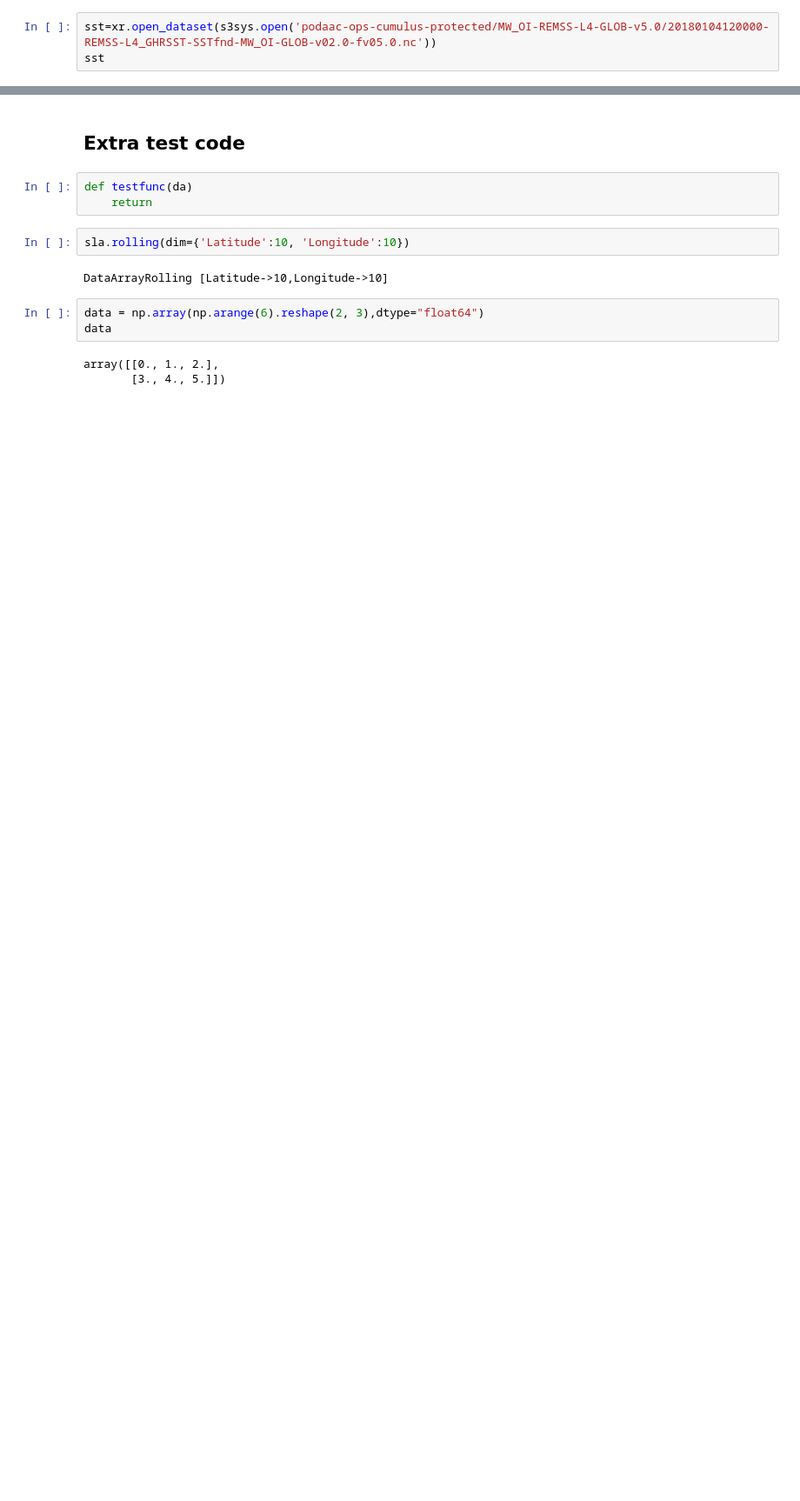
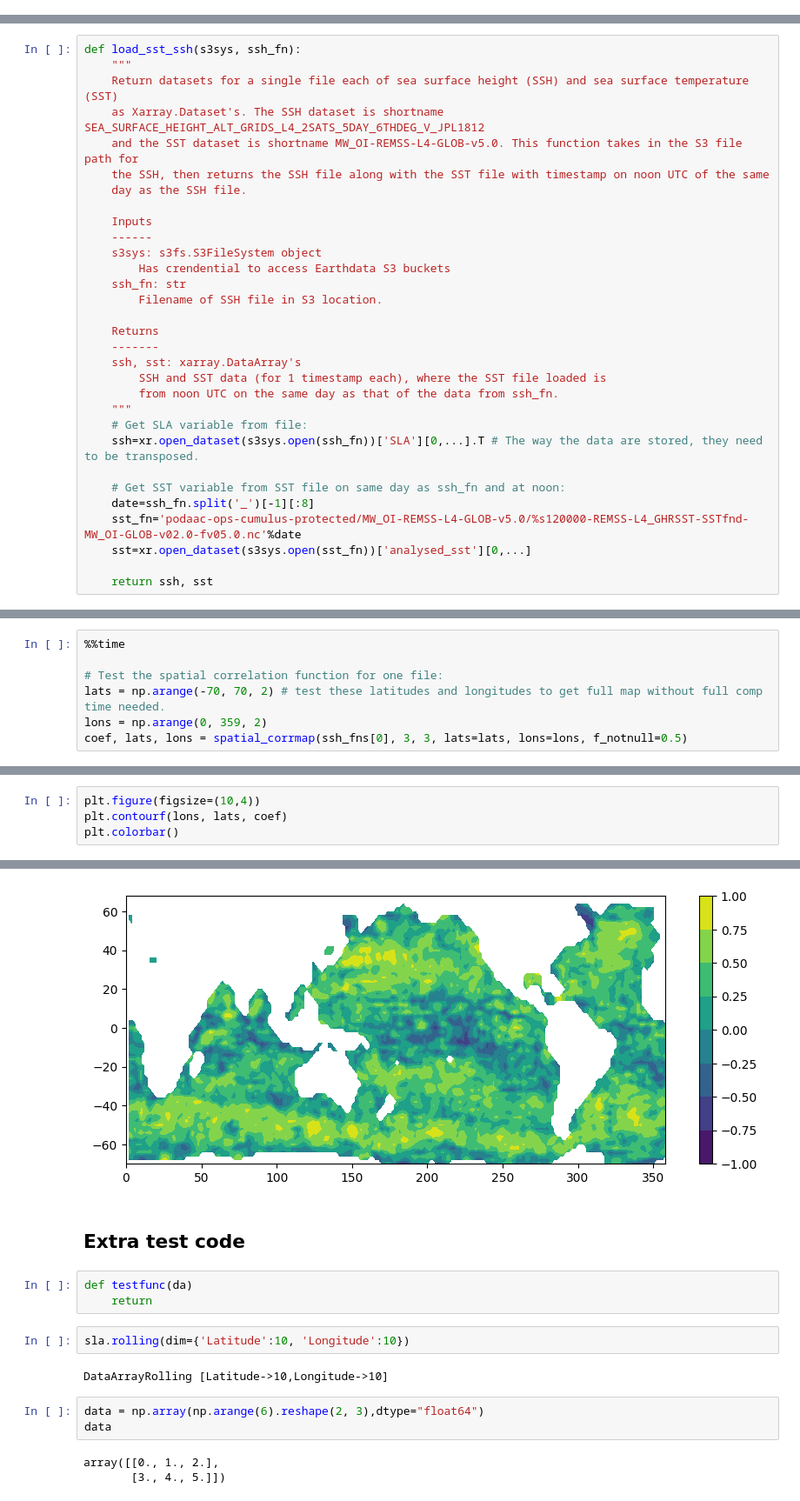
Before and after one commit to DeanHenze/Dask-with-cloud, a Jupyter notebook: examples/ssh_sst_correlation_dean.ipynb, the cells around one changed output, grey strips where cells are left out. Shown at 87% size. Saved outputs shown, nothing was run; the diff lists cells and outputs as text; blank space fills up the shorter version.

Commit message:
Cleaned up code. Added new inputs for corrmap fxn

```diff
--- a/examples/ssh_sst_correlation_dean.ipynb
+++ b/examples/ssh_sst_correlation_dean.ipynb
@@ -115,3 +0,0 @@ There are 31 SST files.
-# %%
-sst=xr.open_dataset(s3sys.open('podaac-ops-cumulus-protected/MW_OI-REMSS-L4-GLOB-v5.0/20180104120000-REMSS-L4_GHRSST-SSTfnd-MW_OI-GLOB-v02.0-fv05.0.nc'))
-sst
@@ -721,0 +57,31 @@ plt.plot(coef)
+# %%
+def load_sst_ssh(s3sys, ssh_fn):
+    """
+    Return datasets for a single file each of sea surface height (SSH) and sea surface temperature (SST)
+    as Xarray.Dataset's. The SSH dataset is shortname SEA_SURFACE_HEIGHT_ALT_GRIDS_L4_2SATS_5DAY_6THDEG_V_JPL1812
+    and the SST dataset is shortname MW_OI-REMSS-L4-GLOB-v5.0. This function takes in the S3 file path for
+    the SSH, then returns the SSH file along with the SST file with timestamp on noon UTC of the same
+    day as the SSH file.
+
+    Inputs
+    ------
+    s3sys: s3fs.S3FileSystem object
+        Has crendential to access Earthdata S3 buckets
+    ssh_fn: str
+        Filename of SSH file in S3 location.
+
+    Returns
+    -------
+    ssh, sst: xarray.DataArray's
+        SSH and SST data (for 1 timestamp each), where the SST file loaded is
+        from noon UTC on the same day as that of the data from ssh_fn.
+    """
+    # Get SLA variable from file:
+    ssh=xr.open_dataset(s3sys.open(ssh_fn))['SLA'][0,...].T # The way the data are stored, they need to be transposed.
+
+    # Get SST variable from SST file on same day as ssh_fn and at noon:
+    date=ssh_fn.split('_')[-1][:8]
+    sst_fn='podaac-ops-cumulus-protected/MW_OI-REMSS-L4-GLOB-v5.0/%s120000-REMSS-L4_GHRSST-SSTfnd-MW_OI-GLOB-v02.0-fv05.0.nc'%date
+    sst=xr.open_dataset(s3sys.open(sst_fn))['analysed_sst'][0,...]
+
+    return ssh, sst
@@ -721,0 +304,7 @@ plt.plot(coef)
+# %%
+%%time
+
+# Test the spatial correlation function for one file:
+lats = np.arange(-70, 70, 2) # test these latitudes and longitudes to get full map without full comp time needed.
+lons = np.arange(0, 359, 2)
+coef, lats, lons = spatial_corrmap(ssh_fns[0], 3, 3, lats=lats, lons=lons, f_notnull=0.5)
@@ -721,0 +314,5 @@ plt.plot(coef)
+# %%
+plt.figure(figsize=(10,4))
+plt.contourf(lons, lats, coef)
+plt.colorbar()
+# %% [output]
@@ -722,3 +320,4 @@ plt.plot(coef)
+[figure, added]
 # %% [markdown]
 ## Extra test code
 # %%
```
Also changed, not shown: parts of 44 cells of this notebook.
